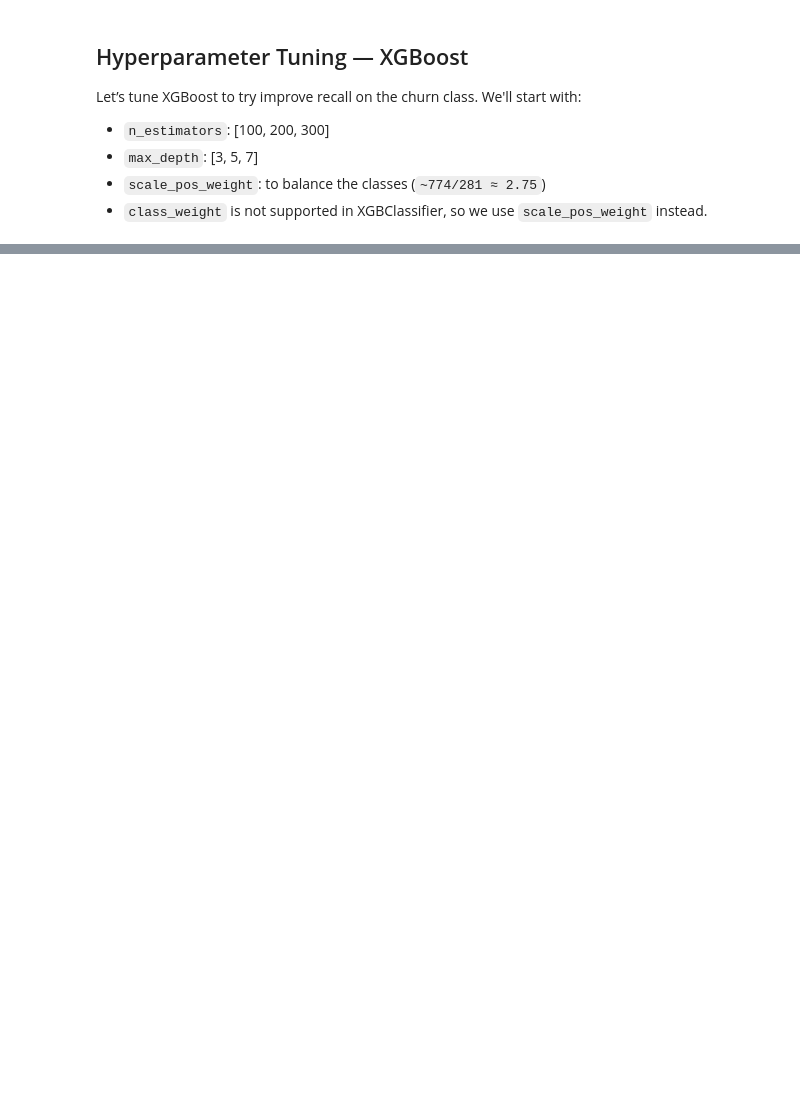
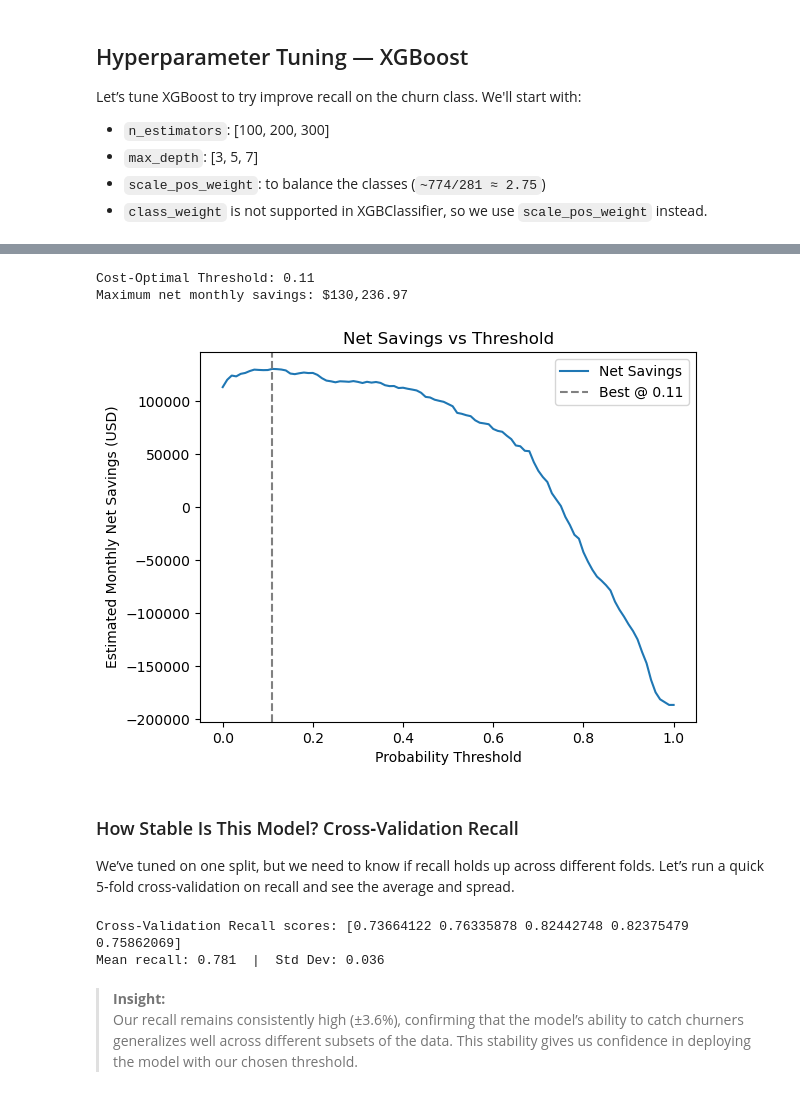
Before and after one commit to Elias-3817/Churn-customer-prediction, a Jupyter notebook: notebooks/05_model_building_evaluation_cost_analysis.ipynb, the cells around one changed output, grey strips where cells are left out. Saved outputs shown, nothing was run; the diff lists cells and outputs as text; code cells hidden in the pictures; blank space fills up the shorter version.

```diff
--- a/notebooks/05_model_building_evaluation_cost_analysis.ipynb
+++ b/notebooks/05_model_building_evaluation_cost_analysis.ipynb
@@ -509,0 +492,69 @@ This model provides the best trade-off between recall and precision, making it w
+# %%
+## Cell 28: Business‑Optimized Threshold Search (TWEAKED)
+
+from sklearn.metrics import confusion_matrix
+
+N = 10000
+ARPU = 70
+cost_fp = 10
+cost_fn = 70
+
+probs = best_xgb.predict_proba(X_val)[:, 1]
+thresholds = np.linspace(0, 1, 101)
+
+net_savings = []
+for t in thresholds:
+    preds = (probs >= t).astype(int)
+    tn, fp, fn, tp = confusion_matrix(y_val, preds).ravel()
+    scale = N / len(y_val)
+    fp_cost = fp * scale * cost_fp
+    fn_cost = fn * scale * cost_fn
+    tp_benefit = tp * scale * ARPU
+    net_savings.append(tp_benefit - (fp_cost + fn_cost))
+
+net_savings = np.array(net_savings)
+best_index_cost = np.argmax(net_savings)
+best_thresh_cost = thresholds[best_index_cost]
+max_savings = net_savings[best_index_cost]
+
+print(f"Cost‑Optimal Threshold: {best_thresh_cost:.2f}")
+print(f"Maximum net monthly savings: ${max_savings:,.2f}")
+
+# Plot net savings curve
+plt.figure()
+plt.plot(thresholds, net_savings, label='Net Savings')
+plt.axvline(best_thresh_cost, color='grey', linestyle='--', label=f'Best @ {best_thresh_cost:.2f}')
+plt.xlabel("Probability Threshold")
+plt.ylabel("Estimated Monthly Net Savings (USD)")
+plt.title("Net Savings vs Threshold")
+plt.legend()
+plt.show()
+# %% [output]
+Cost‑Optimal Threshold: 0.11
+Maximum net monthly savings: $130,236.97
+[figure, added]
+# %% [markdown]
+### How Stable Is This Model? Cross‑Validation Recall
+
+We’ve tuned on one split, but we need to know if recall holds up across different folds. Let’s run a quick 5‑fold cross‑validation on recall and see the average and spread.
+# %%
+from sklearn.model_selection import cross_val_score
+
+# Evaluate recall via 5‑fold CV on the training set
+recalls = cross_val_score(
+    best_xgb,
+    X_train,
+    y_train,
+    cv=5,
+    scoring='recall',
+    n_jobs=-1
+)
+
+print(f"Cross‑Validation Recall scores: {recalls}")
+print(f"Mean recall: {recalls.mean():.3f}  |  Std Dev: {recalls.std():.3f}")
+# %% [output]
+Cross‑Validation Recall scores: [0.73664122 0.76335878 0.82442748 0.82375479 0.75862069]
+Mean recall: 0.781  |  Std Dev: 0.036
+# %% [markdown]
+> **Insight:**
+> Our recall remains consistently high (±3.6%), confirming that the model’s ability to catch churners generalizes well across different subsets of the data. This stability gives us confidence in deploying the model with our chosen threshold.
```
Also changed, not shown: parts of 32 cells of this notebook, 4 other files.
